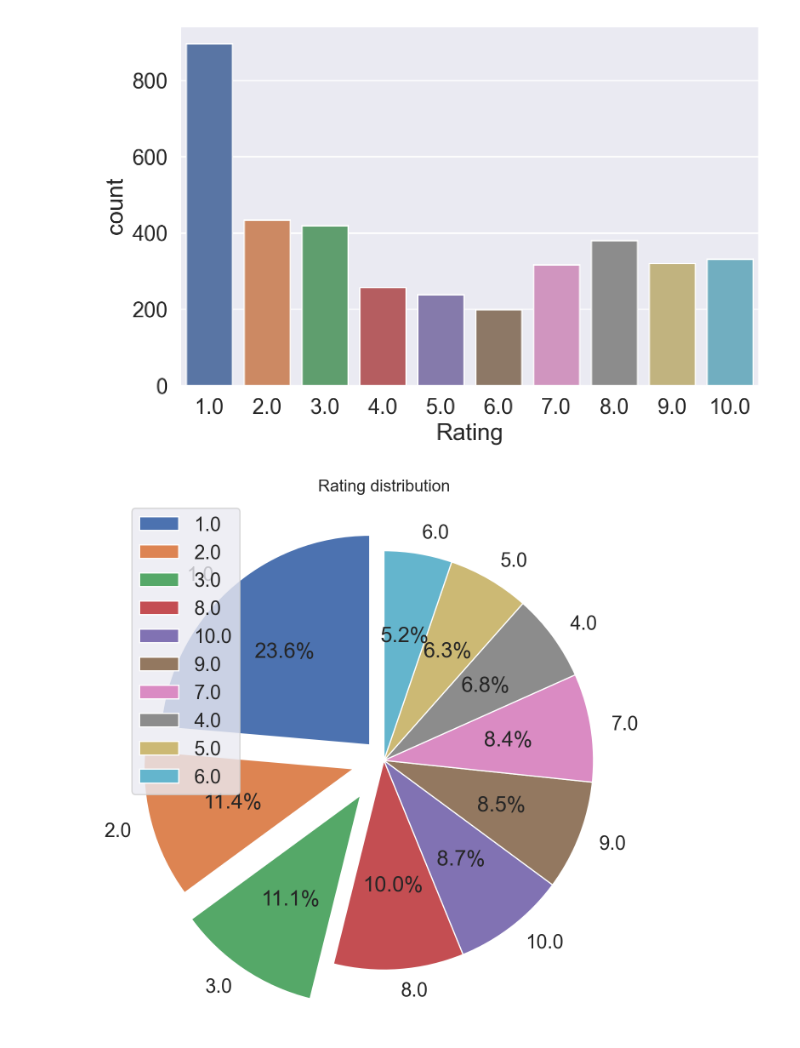
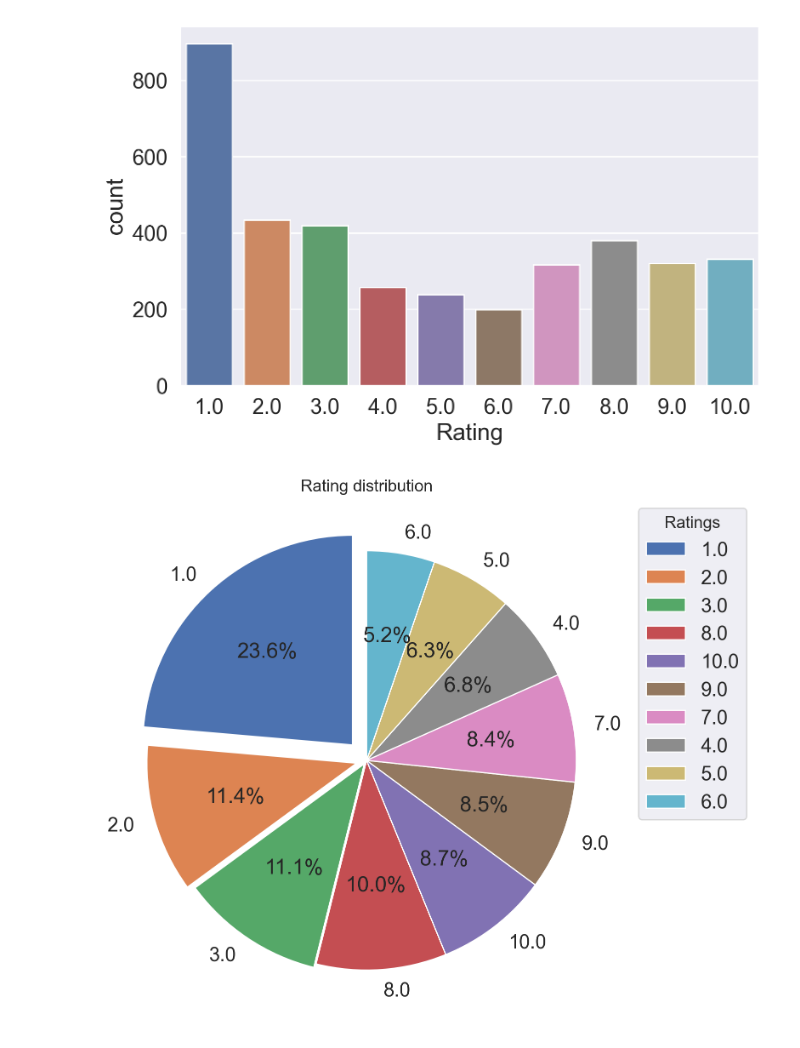
Before and after one commit to dakShh/ba-sentiment-analysis, a Jupyter notebook: notebooks/ba_sentiment_analysis.ipynb, the cells around one changed output. Saved outputs shown, nothing was run; the diff lists cells and outputs as text; code cells hidden in the pictures.

```diff
--- a/notebooks/ba_sentiment_analysis.ipynb
+++ b/notebooks/ba_sentiment_analysis.ipynb
@@ -259,14 +259,15 @@ sns.countplot(reviews, x="Rating", palette="deep")
 [figure]
 # %%
 # explode 1st slice
-explode = (0.1,0.15,0.2, 0,0,0,0,0,0,0)
+explode = (0.1,0.05,0.02, 0,0,0,0,0,0,0)
 
 labels = reviews['Rating'].value_counts().index.to_list()
 plt.figure(figsize=(11, 8))
 plt.title("Rating distribution")
 plt.pie(reviews['Rating'].value_counts(), explode=explode, startangle=90, autopct='%1.1f%%', labels=labels)
 
 plt.legend(labels=labels, loc="best")
+plt.legend(title="Ratings", title_fontsize=14, loc="upper left", bbox_to_anchor=(1, 1))
 plt.show()
 # %% [output]
-[figure, old version]
+[figure, new version]
```
